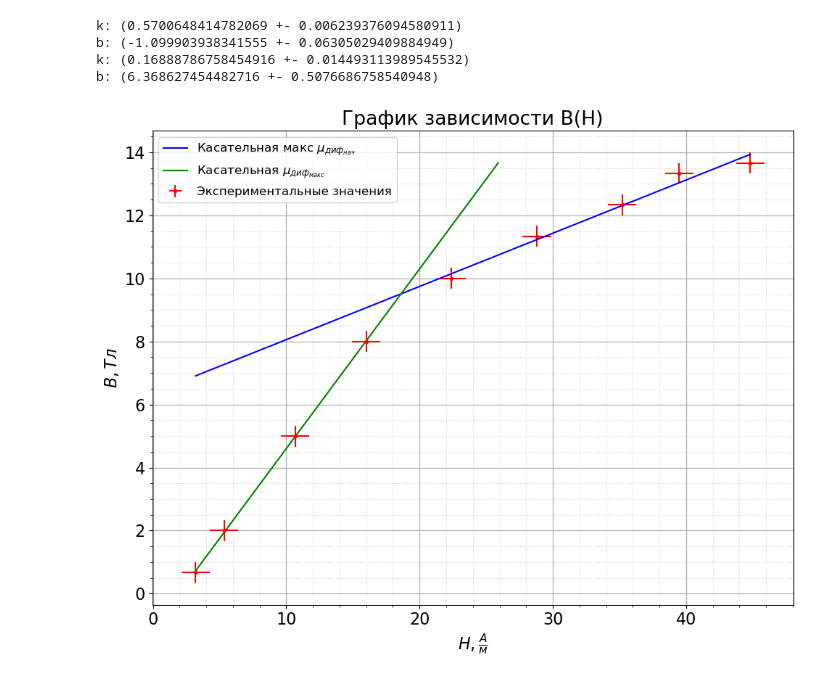
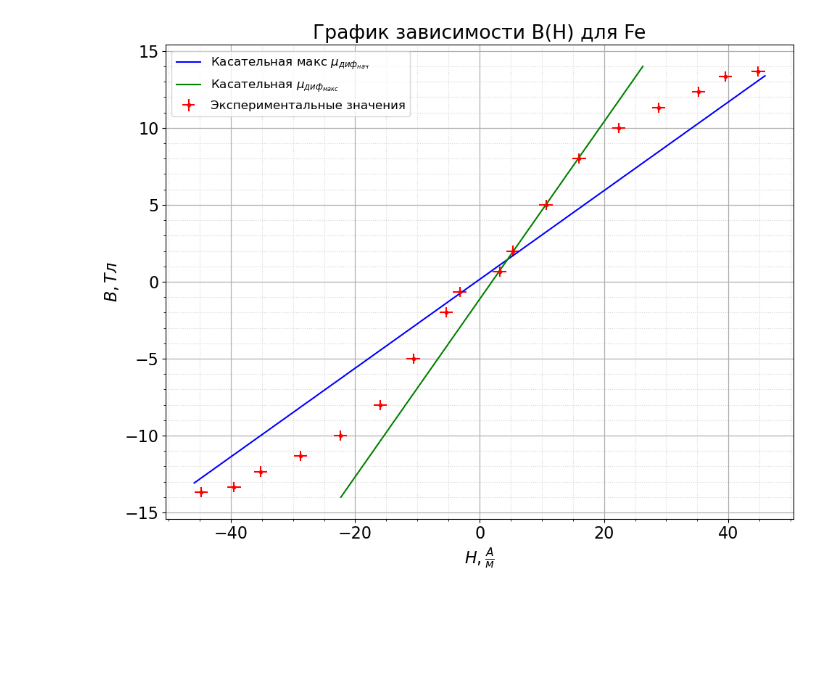
Before and after one commit to victorbaldin56/MIPT_PhysLabs, a Jupyter notebook: 3.4.5/calcs.ipynb, the cells around one changed output. Cells and saved outputs as stored; diff of their text form; code cells hidden in the pictures; blank space fills up the shorter version.

```diff
--- a/3.4.5/calcs.ipynb
+++ b/3.4.5/calcs.ipynb
@@ -20,10 +20,11 @@ def make_plot_with_2mnk(file, title, xlabel, ylabel, x, y, dx, dy, k_b1, k_b2):
     plt.errorbar(x, y, xerr = dx, yerr = dy, fmt='.r', label = 'Экспериментальные значения')
     #plt.plot(x, y, "+b", label = "Экспериментальные данные", linewidth = 1)
 
-    x_lin = np.linspace(min(x), max(x), 1000)
-    y_lin = np.linspace(min(y), max(y), 1000)
-    plt.plot(x_lin, [i * k_b2[0][0] + k_b2[1][0] for i in x_lin], "b", label = r"Касательная макс $\mu_{диф_{нач}}$")
-    plt.plot([(i - k_b1[1][0]) / k_b1[0][0] for i in y_lin], y_lin, "g", label = r"Касательная $\mu_{диф_{макс}}$")
+    line1_x, line1_y = mnk_line_get_points(x, y, dx, dy, k_b1)
+    line2_x, line2_y = mnk_line_get_points(x, y, dx, dy, k_b2)
+
+    plt.plot(line1_x, line1_y, "b", label = r"Касательная макс $\mu_{диф_{нач}}$")
+    plt.plot(line2_x, line2_y, "g", label = r"Касательная $\mu_{диф_{макс}}$")
 
     plt.grid(visible = True, which = 'major', axis = 'both', alpha = 1, linewidth = 0.9)   # Активируем сетку
     plt.grid(visible = True, which = 'minor', axis = 'both', alpha = 0.5, linestyle = ':')
@@ -35,11 +36,9 @@ def make_plot_with_2mnk(file, title, xlabel, ylabel, x, y, dx, dy, k_b1, k_b2):
     plt.savefig("{}".format(file))
     plt.show()
 # %%
-from ctypes import c_ubyte
-
-
 def Fe():
     raw_data = [[[i[0], 0.2], [i[1], 0.2], [i[2], 0.01]] for i in pd.read_csv("data/Ferrit.csv").to_numpy()]
+    raw_data.sort()
 
     K_x = 0.02
     K_y = 0.01
@@ -47,43 +46,51 @@ def Fe():
     N_0 = 40
     twoPiR = 0.25
     R_0 = 0.3
     H_k = K_x * N_0 / (twoPiR * R_0)
 
     R_u = 20 * 10**3
     C_u = 20 * 10**-6
     S = 3 * 10**-4
     N_u = 400
 
     B_k = R_u * C_u / (S * N_u)
 
     data = []
     for i in raw_data:
         H = countWithSigma(H_k * i[0][0] / 2, [i[0]])
         B = countWithSigma(B_k * i[1][0] / 2, [i[1]])
         data.append([H, B, i[2]])
 
-    H_max = data[0][0]
-    B_s   = data[0][1]
+    plot_data = data.copy()
+    for i in data:
+        plot_data.append([[-i[0][0], i[0][1]], [-i[1][0], i[1][1]], [-i[2][0], i[2][1]]])
+    plot_data.sort()
+
+    H_max = data[-1][0]
+    B_s   = data[-1][1]
 
     raw_c = [[1.2, 0.2], [3.2, 0.2]]
     H_c = countWithSigma(H_k * raw_c[0][0] / 2, [raw_c[0]])
     B_r = countWithSigma(B_k * raw_c[1][0] / 2, [raw_c[1]])
 
-    k_b_beg = mnk([i[0][0] for i in data[-4:]], [i[1][0] for i in data[-4:]])
-    k_b_max = mnk([i[0][0] for i in data[:5]],  [i[1][0] for i in data[:5]])
+    k_b_beg = mnk([i[0][0] for i in plot_data[len(plot_data)//2-1:len(plot_data)//2+2]], [i[1][0] for i in plot_data[len(plot_data)//2-1:len(plot_data)//2+2]])
+    k_b_max = [[0, 0], [0, 0]]
+    for i in range(len(data)-3):
+        k_b_ = mnk([i[0][0] for i in data[i:i+3]],  [i[1][0] for i in data[i:i+3]])
+        if k_b_max[0][0] <= k_b_[0][0]:
+            k_b_max = k_b_
 
-    make_plot_with_2mnk("img/plot_Fe.png", r"График зависимости B(H)", r"$H, \frac{А}{м}$", r"$B, Тл$",
-                        [i[0][0] for i in data], [i[1][0] for i in data],
-                        [i[0][1] for i in data], [i[1][1] for i in data],
+    make_plot_with_2mnk("img/plot_Fe.png", r"График зависимости B(H) для Fe", r"$H, \frac{А}{м}$", r"$B, Тл$",
+                        [i[0][0] for i in plot_data], [i[1][0] for i in plot_data],
+                        [i[0][1] for i in plot_data], [i[1][1] for i in plot_data],
                         k_b_beg, k_b_max)
 
     mu_diff_beg = k_b_beg[0]
     mu_diff_max = k_b_max[0]
 
-Fe()
+    ans_col = ["Fe", texAns(data[-1][2]), K_x, K_y,"%0.1f" % H_k, "%0.1f" % B_k, texAns(H_max), texAns(B_s), texAns(H_c), texAns(B_r), texAns(mu_diff_beg), texAns(mu_diff_max)]
+    return ans_col
+
+ans_Fe = Fe()
 # %% [output]
-k: (0.5700648414782069 +- 0.006239376094580911)
-b: (-1.099903938341555 +- 0.06305029409884949)
-k: (0.16888786758454916 +- 0.014493113989545532)
-b: (6.368627454482716 +- 0.5076686758540948)
-[figure, old version]
+[figure, new version]
```
Also changed, not shown: parts of 4 cells of this notebook, 6 other files.
